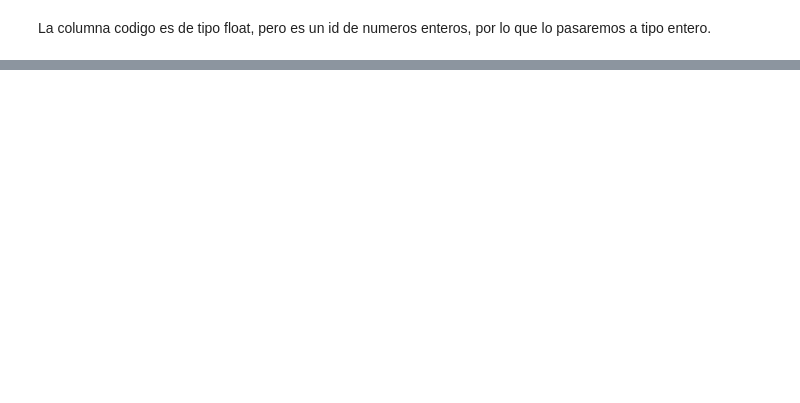
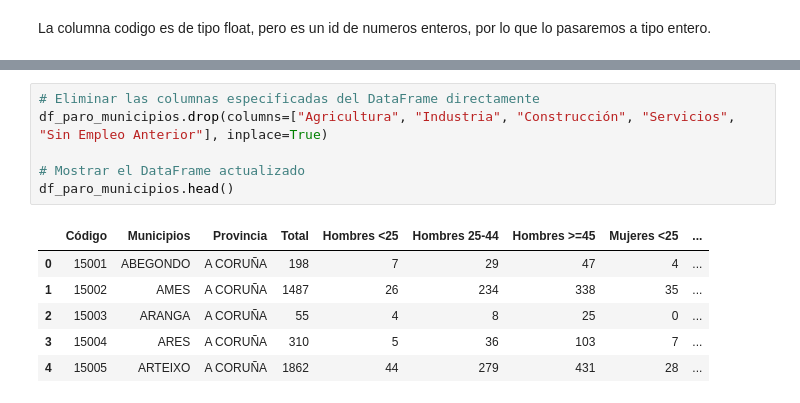
Before and after one commit to Rcm89/TFM-analisis-educacion, a Jupyter notebook: paro_municipios.ipynb, the cells around one changed output, grey strips where cells are left out. Saved outputs shown, nothing was run; the diff lists cells and outputs as text; blank space fills up the shorter version.

```diff
--- a/paro_municipios.ipynb
+++ b/paro_municipios.ipynb
@@ -510,0 +581,13 @@ memory usage: 969.2+ KB
+# %%
+# Eliminar las columnas especificadas del DataFrame directamente
+df_paro_municipios.drop(columns=["Agricultura", "Industria", "Construcción", "Servicios", "Sin Empleo Anterior"], inplace=True)
+
+# Mostrar el DataFrame actualizado
+df_paro_municipios.head()
+# %% [output]
+|  | Código | Municipios | Provincia | Total | Hombres <25 | Hombres 25-44 | Hombres >=45 | Mujeres <25 | ... |
+| 0 | 15001 | ABEGONDO | A CORUÑA | 198 | 7 | 29 | 47 | 4 | ... |
+| 1 | 15002 | AMES | A CORUÑA | 1487 | 26 | 234 | 338 | 35 | ... |
+| 2 | 15003 | ARANGA | A CORUÑA | 55 | 4 | 8 | 25 | 0 | ... |
+| 3 | 15004 | ARES | A CORUÑA | 310 | 5 | 36 | 103 | 7 | ... |
+| 4 | 15005 | ARTEIXO | A CORUÑA | 1862 | 44 | 279 | 431 | 28 | ... |
```
Also changed, not shown: parts of 19 cells of this notebook, 4 other files.
